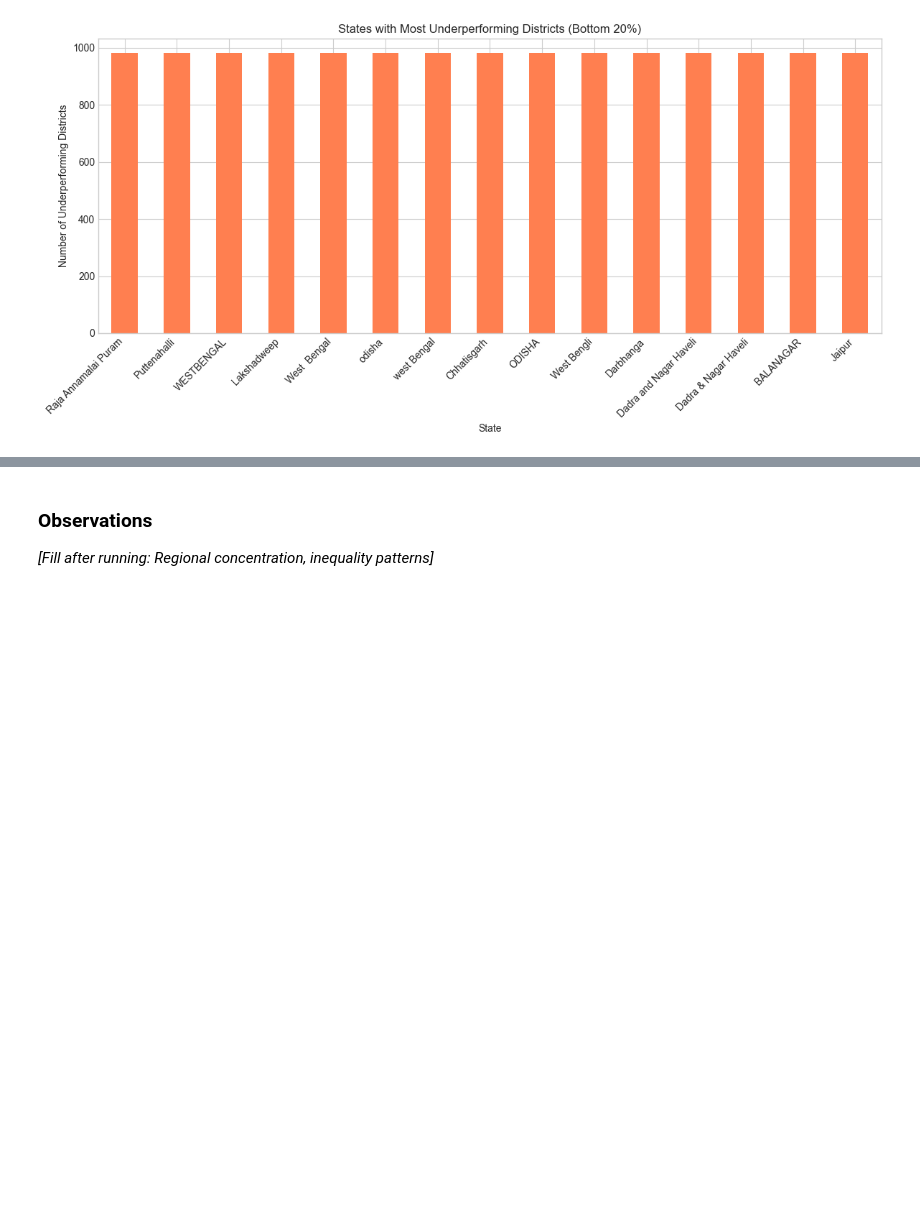
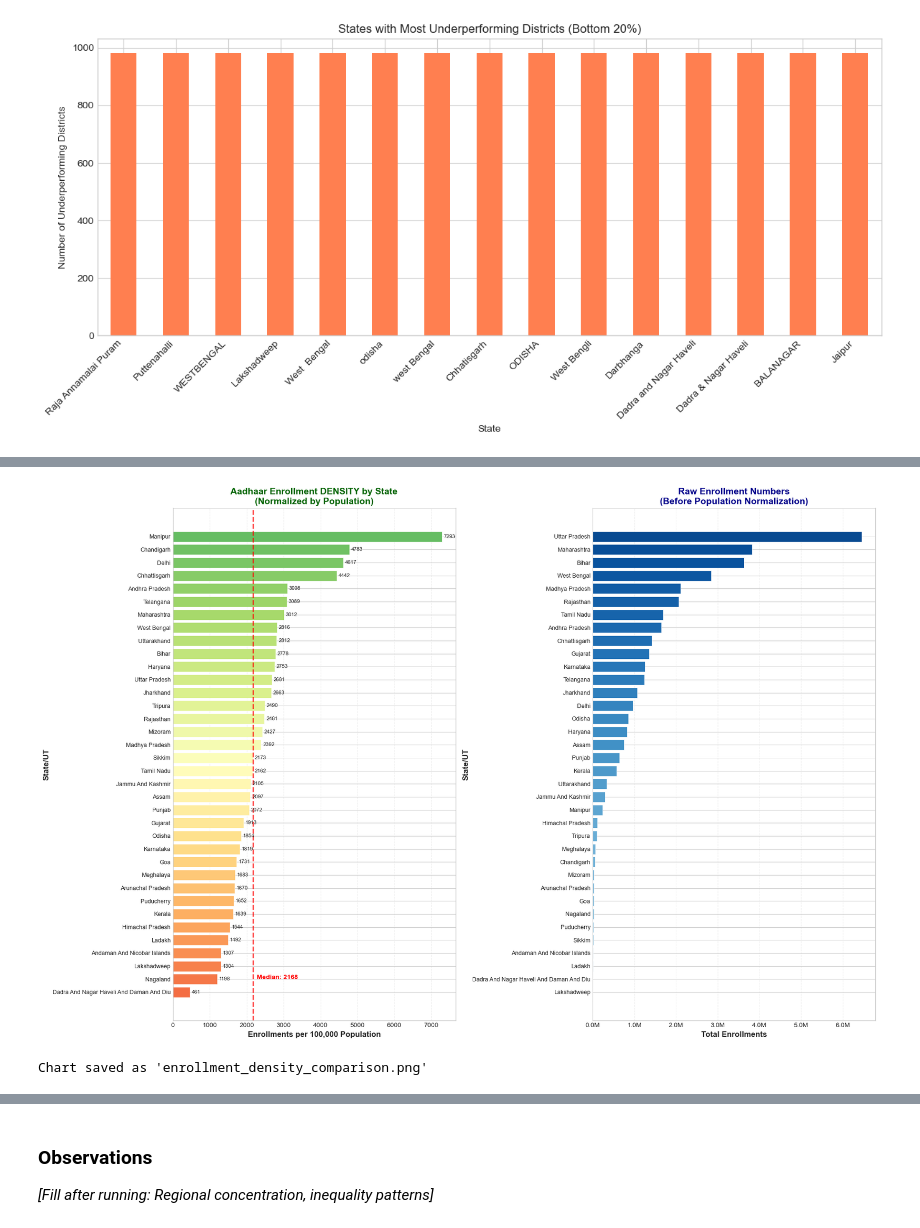
Before and after one commit to Kishan0703/aadhar-data-analysis, a Jupyter notebook: insights1.ipynb, the cells around one changed output, grey strips where cells are left out. Cells and saved outputs as stored; diff of their text form; code cells hidden in the pictures; blank space fills up the shorter version.

```diff
--- a/insights1.ipynb
+++ b/insights1.ipynb
@@ -593,0 +736,56 @@ dtype: int64
+# %%
+# 5.4.3 Enrollment Density Visualization
+fig, axes = plt.subplots(1, 2, figsize=(18, 12))
+
+# Color palette - green (high) to red (low)
+n_states = len(density_data)
+colors1 = plt.cm.RdYlGn(np.linspace(0.8, 0.2, n_states))
+
+# --- Chart 1: Enrollment Density (per 100k population) ---
+ax1 = axes[0]
+y_pos = range(n_states)
+bars1 = ax1.barh(y_pos, density_data['enrollment_per_100k'], color=colors1, edgecolor='white', linewidth=0.5)
+
+ax1.set_yticks(y_pos)
+ax1.set_yticklabels(density_data['display_state'], fontsize=9)
+ax1.set_xlabel('Enrollments per 100,000 Population', fontsize=12, fontweight='bold')
+ax1.set_ylabel('State/UT', fontsize=12, fontweight='bold')
+ax1.set_title('Aadhaar Enrollment DENSITY by State\n(Normalized by Population)', fontsize=14, fontweight='bold', color='darkgreen')
+
+# Add value labels
+for i, val in enumerate(density_data['enrollment_per_100k']):
+    ax1.text(val + 50, i, f'{val:.0f}', va='center', ha='left', fontsize=8)
+
+ax1.invert_yaxis()
+ax1.grid(axis='x', alpha=0.3, linestyle='--')
+
+# Add median line
+median_val = density_data['enrollment_per_100k'].median()
+ax1.axvline(median_val, color='red', linestyle='--', linewidth=2, alpha=0.7)
+ax1.text(median_val + 100, n_states - 2, f'Median: {median_val:.0f}', color='red', fontsize=10, fontweight='bold')
+
+# --- Chart 2: Raw Enrollments for comparison ---
+ax2 = axes[1]
+raw_sorted = state_density.dropna().sort_values('total_enrollments', ascending=False).reset_index(drop=True)
+raw_sorted['display_state'] = raw_sorted['state'].str.title()
+n_raw = len(raw_sorted)
+colors2 = plt.cm.Blues(np.linspace(0.9, 0.3, n_raw))
+
+bars2 = ax2.barh(range(n_raw), raw_sorted['total_enrollments'], color=colors2, edgecolor='white', linewidth=0.5)
+
+ax2.set_yticks(range(n_raw))
+ax2.set_yticklabels(raw_sorted['display_state'], fontsize=9)
+ax2.set_xlabel('Total Enrollments', fontsize=12, fontweight='bold')
+ax2.set_ylabel('State/UT', fontsize=12, fontweight='bold')
+ax2.set_title('Raw Enrollment Numbers\n(Before Population Normalization)', fontsize=14, fontweight='bold', color='darkblue')
+ax2.xaxis.set_major_formatter(plt.FuncFormatter(lambda x, p: f'{x/1e6:.1f}M'))
+ax2.invert_yaxis()
+ax2.grid(axis='x', alpha=0.3, linestyle='--')
+
+plt.tight_layout()
+plt.savefig('enrollment_density_comparison.png', dpi=150, bbox_inches='tight', facecolor='white')
+plt.show()
+print("\nChart saved as 'enrollment_density_comparison.png'")
+# %% [output]
+[figure, added]
+Chart saved as 'enrollment_density_comparison.png'
```
Also changed, not shown: parts of 10 cells of this notebook, 3 other files.
